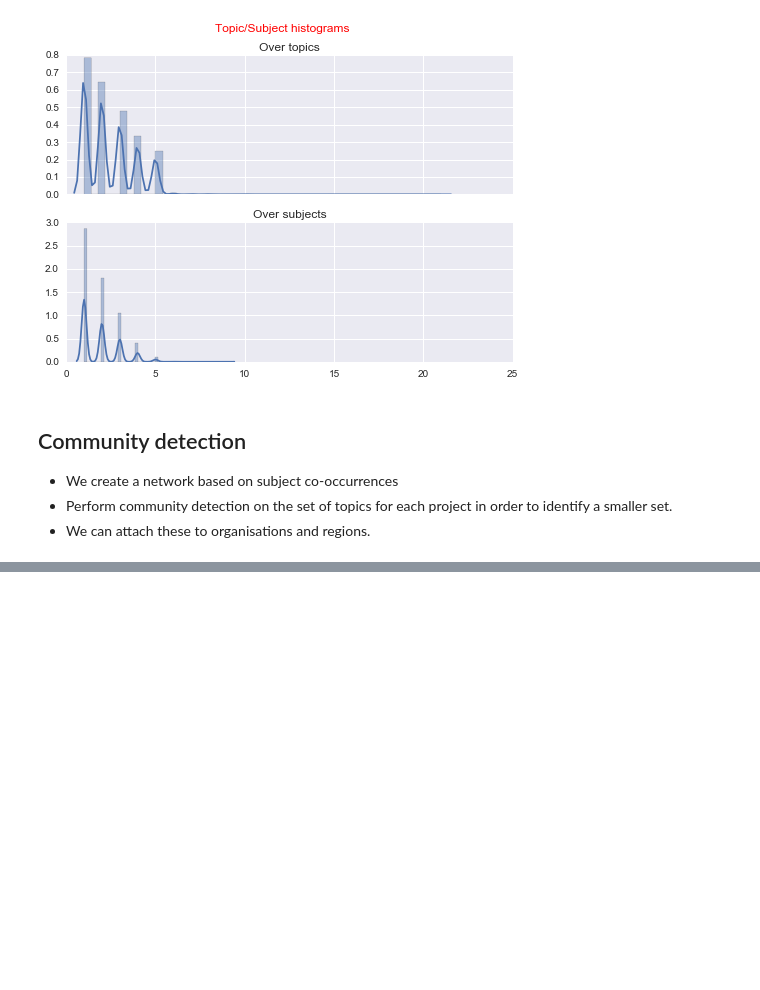
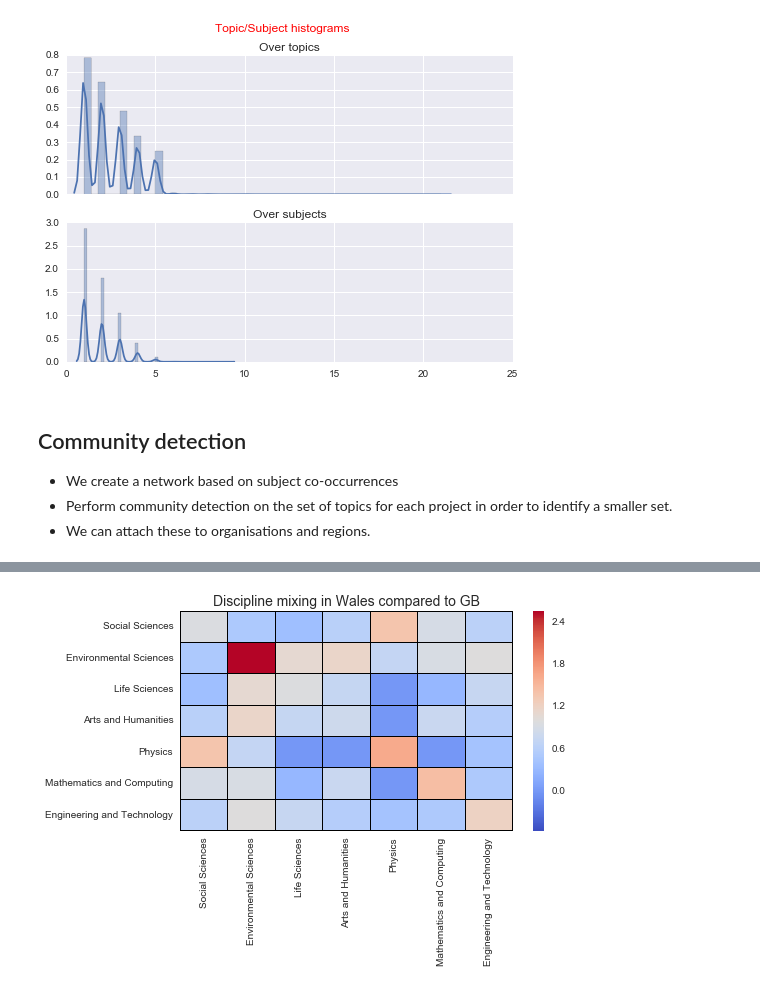
Before and after one commit to nestauk/gtr_analysis, a Jupyter notebook: notebooks/gateway-to-research-subject-classification.ipynb, the cells around one changed output, grey strips where cells are left out. Cells and saved outputs as stored; diff of their text form; code cells hidden in the pictures; blank space fills up the shorter version.

Commit message:
Adding network building (70% there)

```diff
--- a/notebooks/gateway-to-research-subject-classification.ipynb
+++ b/notebooks/gateway-to-research-subject-classification.ipynb
@@ -380,0 +617,47 @@ nx.write_graphml(topic_network,out_path+"topic_network_14may2016.graphml")
+# %%
+#Topic networks
+#Only focus on projects with topics
+places_projects_topics_df= places_projects_orgs_df[places_projects_orgs_df['topic_list'].notnull()]
+
+#Extract Welsh Network
+welsh_n =extract_network_from_corpus(places_projects_topics_df.ix[places_projects_topics_df.country=="Wales","topic_list"])
+
+#Relabel the nodes using the right category
+for node in welsh_n.node:
+    welsh_n.node[node]['category']= grouped_topics_dict[topic_communities[node]]
+
+#Create an assortivity matrix.
+
+#This dict indexes category names vs matrix indices (we'll use it later for relabelling)
+index_cat_map = {v:k for k,v in grouped_topics_dict.iteritems()}
+# Extract index labels for df below. !!! This is hacky
+index_labels = pd.DataFrame(index_cat_map,index=[1]).T.sort(columns=1,ascending=True).index
+
+#Create assortativity matrix
+welsh_ass_mat = nx.attribute_mixing_matrix(welsh_n,attribute="category",normalized=True,mapping=index_cat_map)
+
+#Put it into a dataframe
+welsh_ass_df = pd.DataFrame(welsh_ass_m,index=index_labels,columns=index_labels).fillna(value=0)
+
+#Do the same thing for UK wide network (repeating ourselves...)
+#Extract newtork
+uk_n = extract_network_from_corpus(places_projects_topics_df['topic_list'])
+
+#Create category labels using our previously created dicts
+for node in uk_n.node:
+    uk_n.node[node]['category'] = grouped_topics_dict[topic_communities[node]]
+
+#Create assortativity matrix
+uk_ass_mat = nx.attribute_mixing_matrix(uk_n,attribute="category",normalized=True,mapping=index_cat_map)
+uk_ass_df = pd.DataFrame(uk_ass_mat,index=index_labels,columns=index_labels)
+# %%
+#Produce heatmap
+fig,ax = plt.subplots()
+hm = sns.heatmap(welsh_ass_df/uk_ass_df,cmap="coolwarm",center=1,linecolor="black",linewidths=0.01)
+hm.set_title("Discipline mixing in Wales compared to GB",size=14)
+fig.tight_layout()
+plt.savefig("discipline_heatmap.png")
+
+# !!! Todo: check the definition of the assortativity matrix. How are the probabilities calculated?
+# %% [output]
+[figure, added]
```
Also changed, not shown: parts of 27 cells of this notebook.
